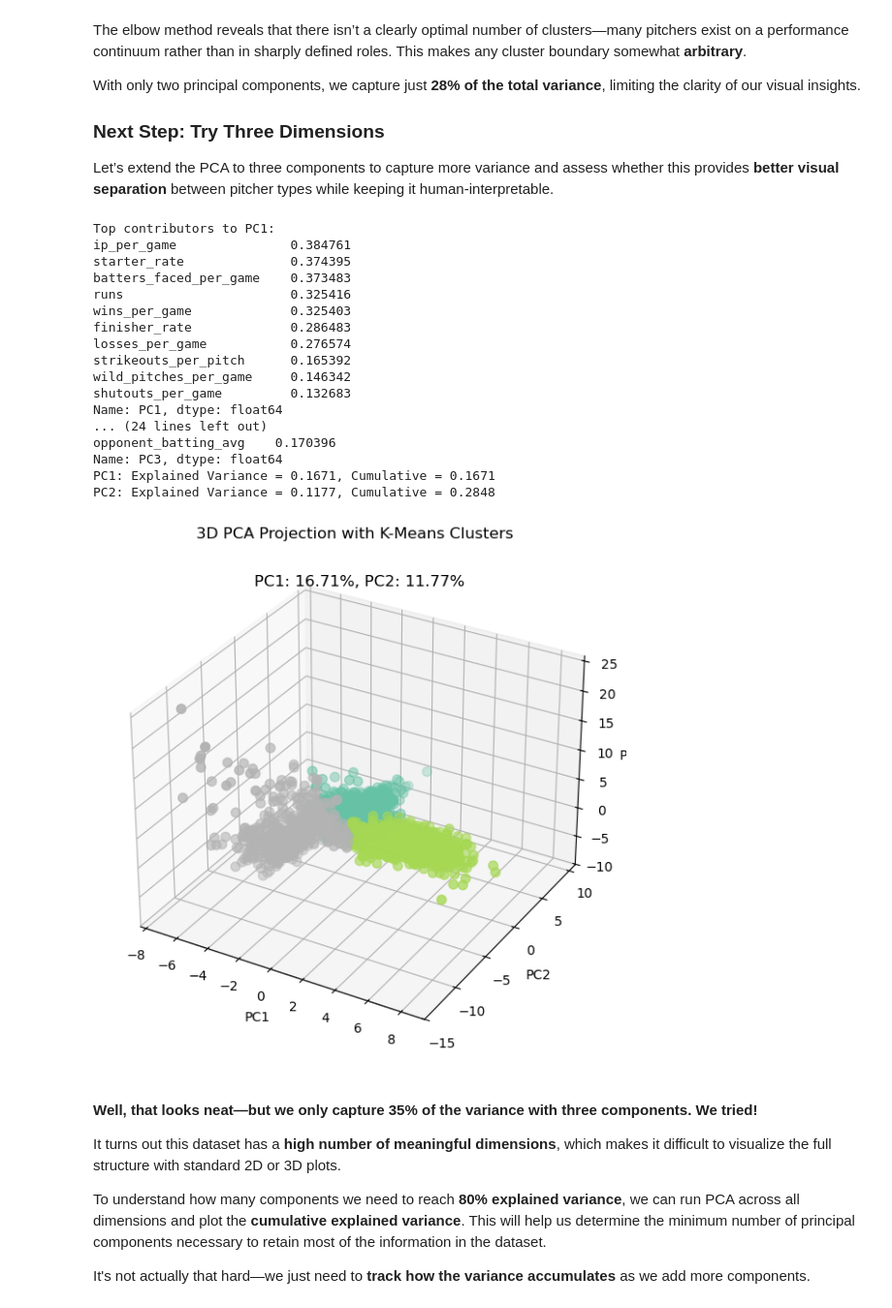
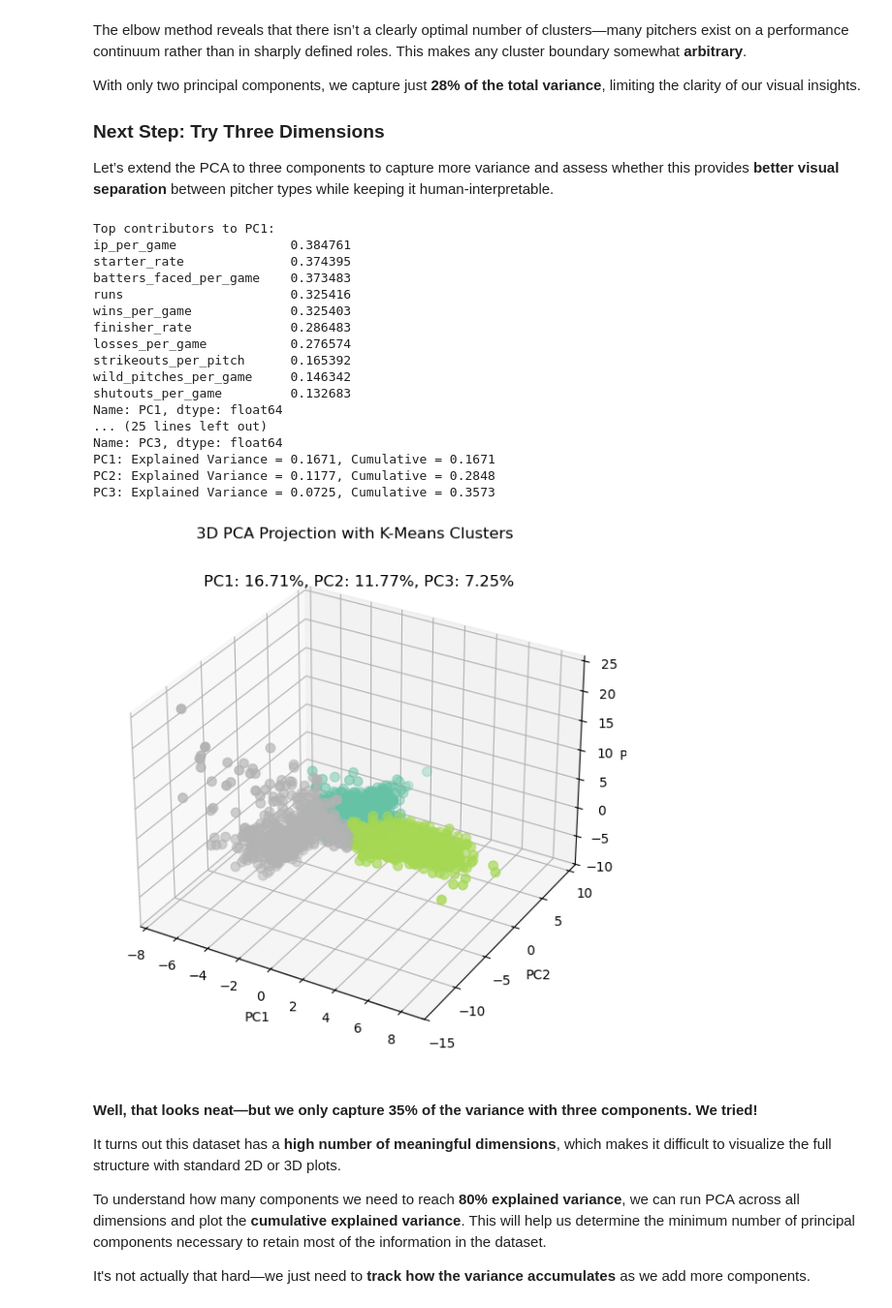
Before and after one commit to aggressor-FZX/Baseball_Stats, a Jupyter notebook: Baseball_Project.ipynb, the cells around one changed output. Shown at 97% size. Cells and saved outputs as stored; diff of their text form; code cells hidden in the pictures.

```diff
--- a/Baseball_Project.ipynb
+++ b/Baseball_Project.ipynb
@@ -1524,39 +1536,39 @@ print(top_pc2)
 
 print("\nTop contributors to PC3:")
 print(top_pc3)
 
 # Get explained variance ratio
-explained_variance = pca_2.explained_variance_ratio_
+explained_variance = pca_3d.explained_variance_ratio_
 explained_variance_cumsum = explained_variance.cumsum()
 
 explained_variance, explained_variance_cumsum
 for i, (var, cum_var) in enumerate(zip(explained_variance, explained_variance_cumsum), start=1):
     print(f"PC{i}: Explained Variance = {var:.4f}, Cumulative = {cum_var:.4f}")
 
 # Display explained variance and cumulative variance for the first 2 components
-variance_text = f"PC1: {explained_variance[0]*100:.2f}%, PC2: {explained_variance[1]*100:.2f}%"
-ax.text2D(0.3, 0.92, variance_text, transform=ax.transAxes, fontsize=12, color='black')
+variance_text = f"PC1: {explained_variance[0]*100:.2f}%, PC2: {explained_variance[1]*100:.2f}%, PC3: {explained_variance[2]*100:.2f}%"
+ax.text2D(0.2, 0.92, variance_text, transform=ax.transAxes, fontsize=12, color='black')
 # not much
 plt.show()
 # %% [output]
 Top contributors to PC1:
 ip_per_game               0.384761
 starter_rate              0.374395
 batters_faced_per_game    0.373483
 runs                      0.325416
 wins_per_game             0.325403
 finisher_rate             0.286483
 losses_per_game           0.276574
 strikeouts_per_pitch      0.165392
 wild_pitches_per_game     0.146342
 shutouts_per_game         0.132683
 Name: PC1, dtype: float64
-... (24 lines left out)
-opponent_batting_avg    0.170396
+... (25 lines left out)
 Name: PC3, dtype: float64
 PC1: Explained Variance = 0.1671, Cumulative = 0.1671
 PC2: Explained Variance = 0.1177, Cumulative = 0.2848
+PC3: Explained Variance = 0.0725, Cumulative = 0.3573
-[figure, old version]
+[figure, new version]
 # %% [markdown]
 #### Well, that looks neat—but we only capture **35% of the variance** with three components. We tried!
 
```
Also changed, not shown: parts of 4 cells of this notebook.
